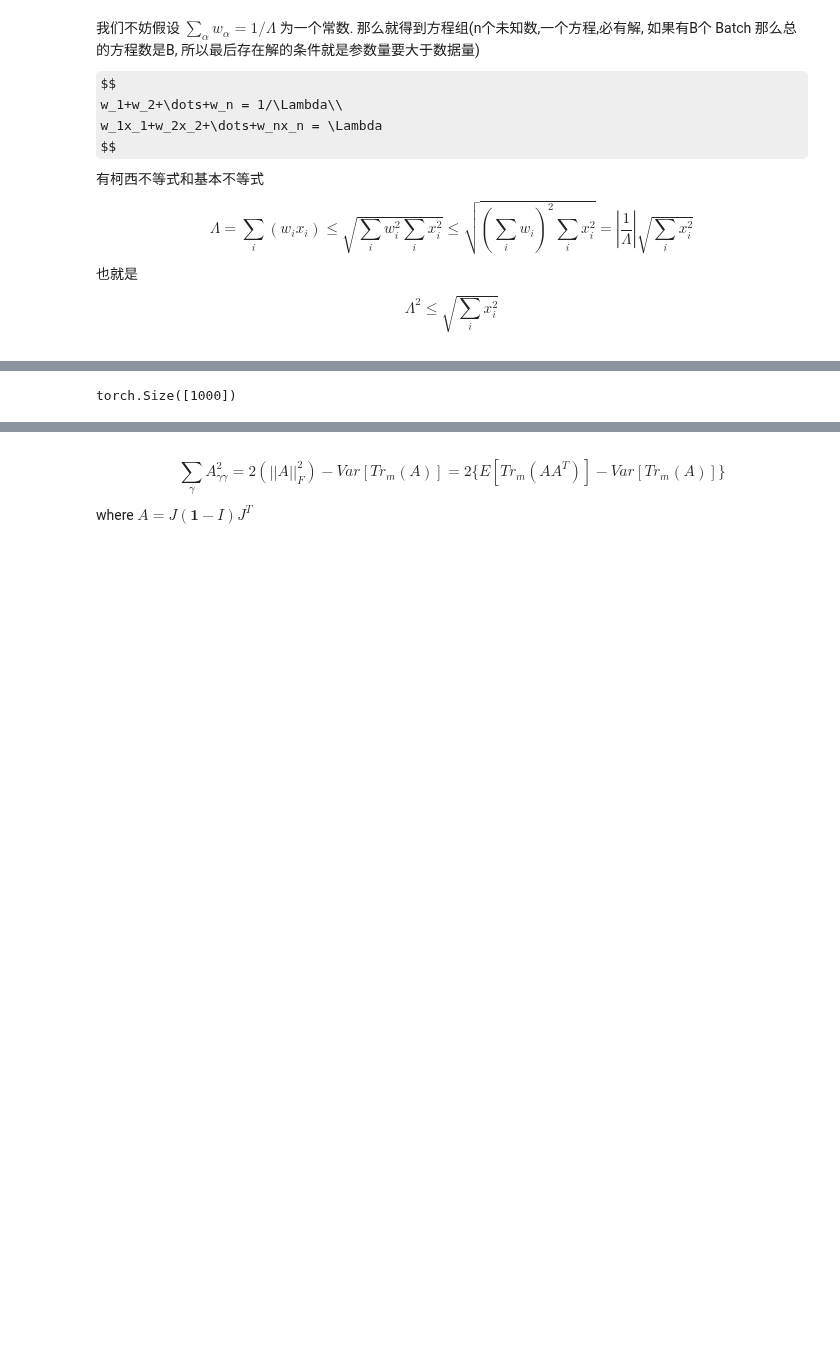
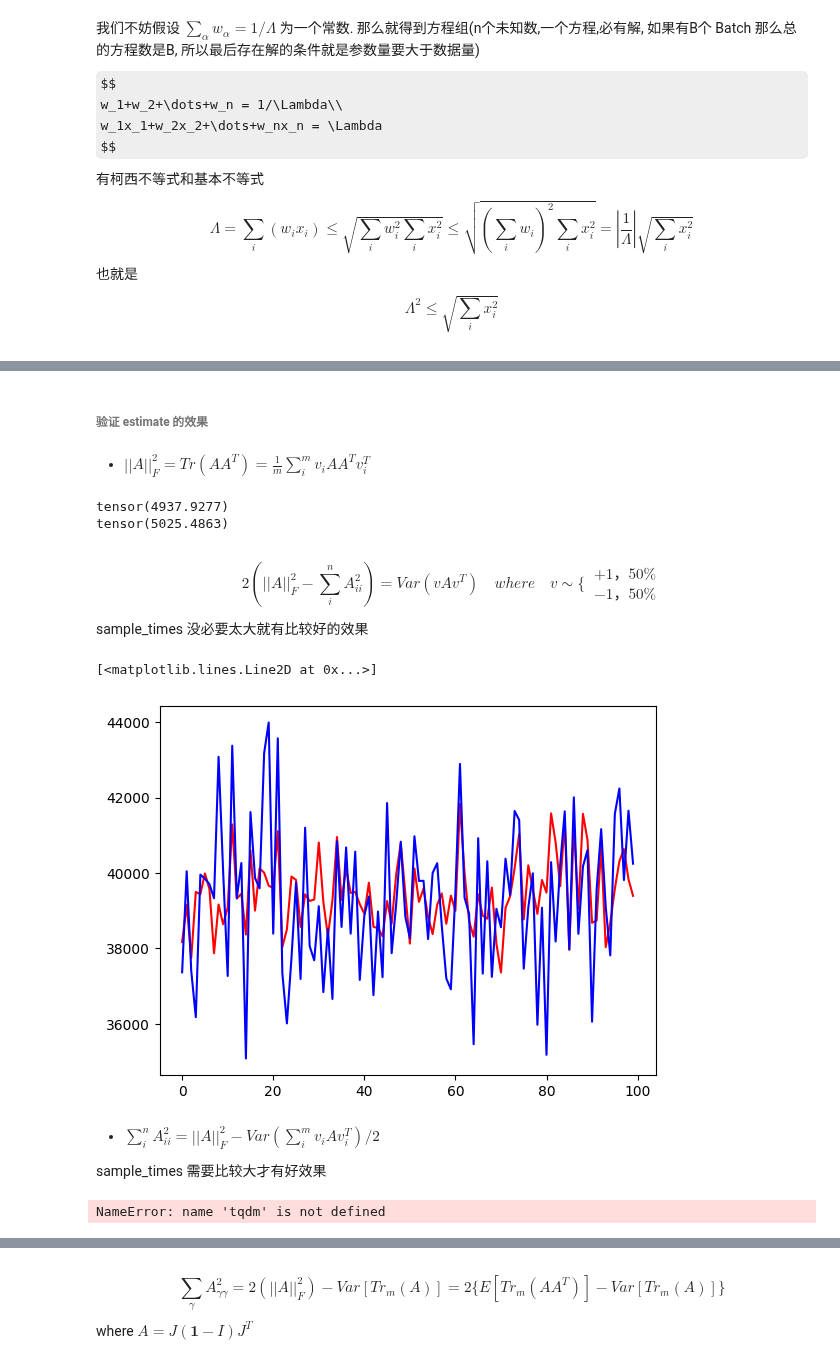
Before and after one commit to veya2ztn/Seq2SeqAutoregressiveModel, a Jupyter notebook: Jacobian与Hessian.ipynb, the cells around one changed output, grey strips where cells are left out. Cells and saved outputs as stored; diff of their text form; code cells hidden in the pictures; some formulas as TeX source; blank space fills up the shorter version.

```diff
--- a/Jacobian与Hessian.ipynb
+++ b/Jacobian与Hessian.ipynb
@@ -157,4 +121,51 @@ tensor(277.1272)
-# %%
-torch.einsum('bi,ij,lj,bl->b',v,A,A,v).shape
-# %% [output]
-torch.Size([1000])
+# %% [markdown]
+###### 验证 estimate 的效果
+# %% [markdown]
+- $||A||_F^2=Tr(AA^T) = \frac{1}{m}\sum_i^m v_i AA^T v_i^T$
+# %%
+O = 100
+I = 50
+sample_times = 100
+A = torch.randn(O,I)
+v = torch.randint(2,(100, O))*2-1
+v = v.float()
+ground_truth = (A**2).sum()
+estima_value = torch.einsum('bi,ij,lj,bl->b',v,A,A,v).mean()
+print(ground_truth)
+print(estima_value)
+# %% [output]
+tensor(4937.9277)
+tensor(5025.4863)
+# %% [markdown]
+$$
+2(||A||_F^2 - \sum_{i}^n A_{ii}^2)=Var(v A v^T) \quad where \quad v\sim
+\{\begin{align}
+    &+1 ，50\%\\
+    &-1，50\%
+\end{align}
+$$
+
+sample_times 没必要太大就有比较好的效果
+# %%
+glist=[]
+elist=[]
+for _ in tqdm(range(100)):
+    O = 100
+    sample_times = 1000
+    A = torch.randn(O,O)
+    A = A+A.transpose(1,0)
+    v = torch.randint(2,(sample_times, O))*2-1
+    v = v.float()
+    ground_truth = 2*((A**2).sum() - (A**2).trace())
+    estima_value = torch.einsum('bi,il,bl->b',v,A,v).var()
+    glist.append(ground_truth)
+    elist.append(estima_value)
+plt.plot(glist,'r')
+plt.plot(elist,'b')
+# %% [output]
+[<matplotlib.lines.Line2D at 0x...>]
+[figure, added]
+# %% [markdown]
+- $\sum_{i}^n A_{ii}^2 =   ||A||_F^2 - Var(\sum_i^m v_i A v_i^T)/2$
+
+sample_times 需要比较大才有好效果
@@ -160,0 +175,19 @@ torch.Size([1000])
+# %%
+glist=[]
+elist=[]
+vlist=[]
+for _ in tqdm(range(30)):
+    O = 100
+    sample_times = 1000
+    A = torch.randn(O,O)
+    A = A+A.transpose(1,0)
+    v = torch.randint(2,(sample_times, O))*2-1
+    v = v.float()
+    ground_truth = (A**2).sum()
+    estima_value = (A**2).trace()
+    var = torch.einsum('bi,il,bl->b',v,A,v).var()/2
+    vlist.append(var.item())
+    glist.append(ground_truth.item())
+    elist.append(estima_value.item())
+# %% [output]
+NameError: name 'tqdm' is not defined
```
Also changed, not shown: parts of 41 cells of this notebook, 1 other file.
